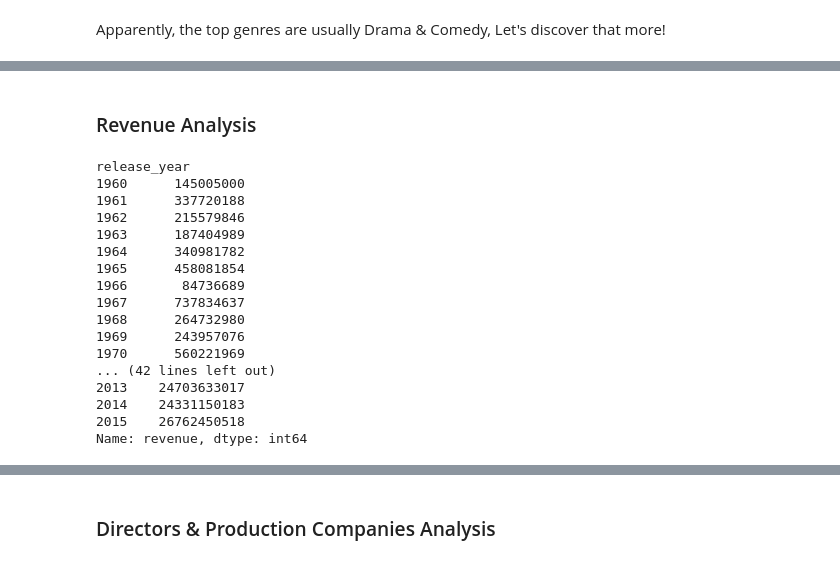
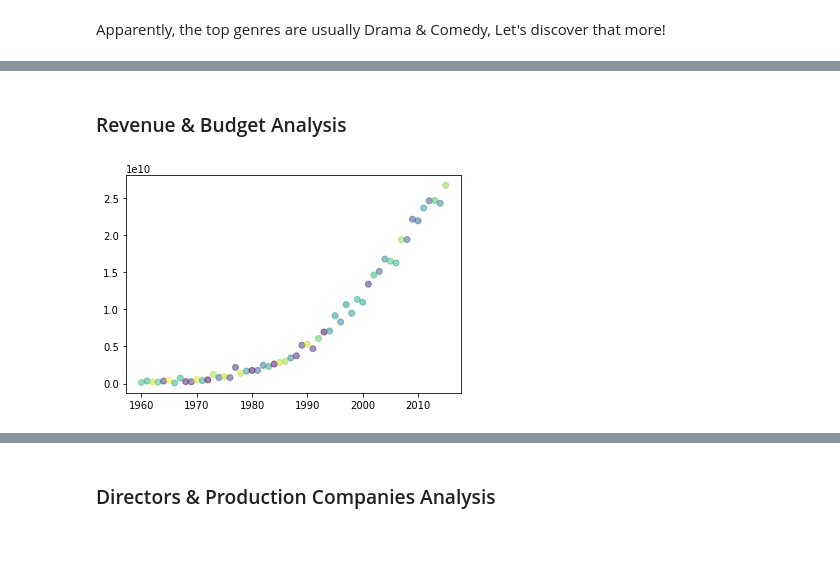
Before and after one commit to salma77/Investigating-data-from-TMDb, a Jupyter notebook: TMDb-Insights.ipynb, the cells around one changed output, grey strips where cells are left out. Saved outputs shown, nothing was run; the diff lists cells and outputs as text; code cells hidden in the pictures.

```diff
--- a/TMDb-Insights.ipynb
+++ b/TMDb-Insights.ipynb
@@ -807,22 +776,13 @@ df.groupby(by=['genres']).mean().sort_values(ascending=False, by='popularity').h
 # %% [markdown]
-### Revenue Analysis
+### Revenue & Budget Analysis
-# %%
-df.groupby(['release_year']).sum()['revenue']
-# %% [output]
-release_year
-1960      145005000
-1961      337720188
-1962      215579846
-1963      187404989
-1964      340981782
-1965      458081854
-1966       84736689
-1967      737834637
-1968      264732980
-1969      243957076
-1970      560221969
-... (42 lines left out)
-2013    24703633017
-2014    24331150183
-2015    26762450518
-Name: revenue, dtype: int64
+# %%
+revenues_across_years = df.groupby(['release_year']).sum()['revenue']
+
+x = revenues_across_years.keys()
+y = revenues_across_years
+colors = np.random.rand(len(revenues_across_years))
+
+plt.scatter(x, y, c=colors, alpha=0.5)
+plt.show();
+# %% [output]
+[figure, added]
```
Also changed, not shown: parts of 23 cells of this notebook.
